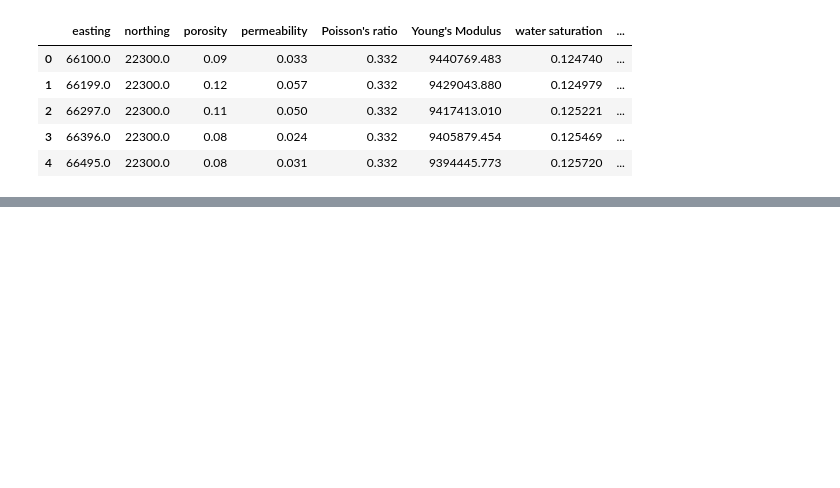
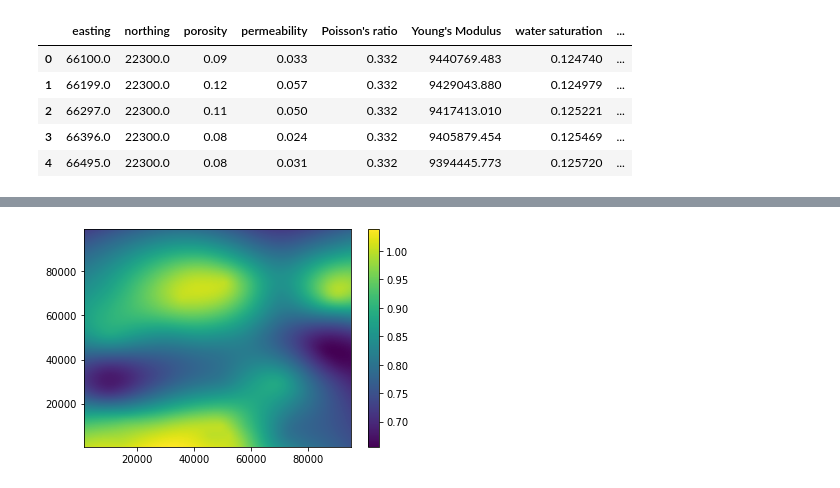
Before and after one commit to BadrBelhiti/EnergyAnalyticsFinal, a Jupyter notebook: notebooks/Modeling.ipynb, the cells around one changed output, grey strips where cells are left out. Cells and saved outputs as stored; diff of their text form; code cells hidden in the pictures; blank space fills up the shorter version.

```diff
--- a/notebooks/Modeling.ipynb
+++ b/notebooks/Modeling.ipynb
@@ -124,2 +177,4 @@ predict_and_plot(cumulative_production_model, 'cumulative production')
 # %%
-predict_and_plot(oil_model, 'oil saturation')
+predict_and_plot_verde(oil_model, 'oil saturation')
+# %% [output]
+[figure, added]
```
Also changed, not shown: parts of 17 cells of this notebook.
